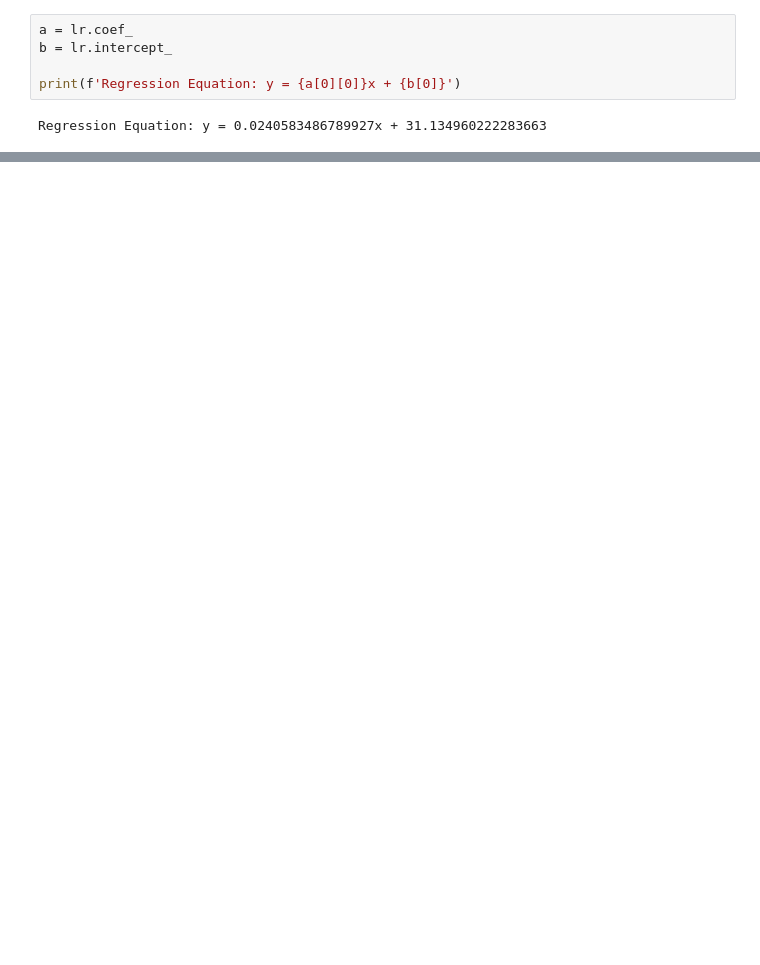
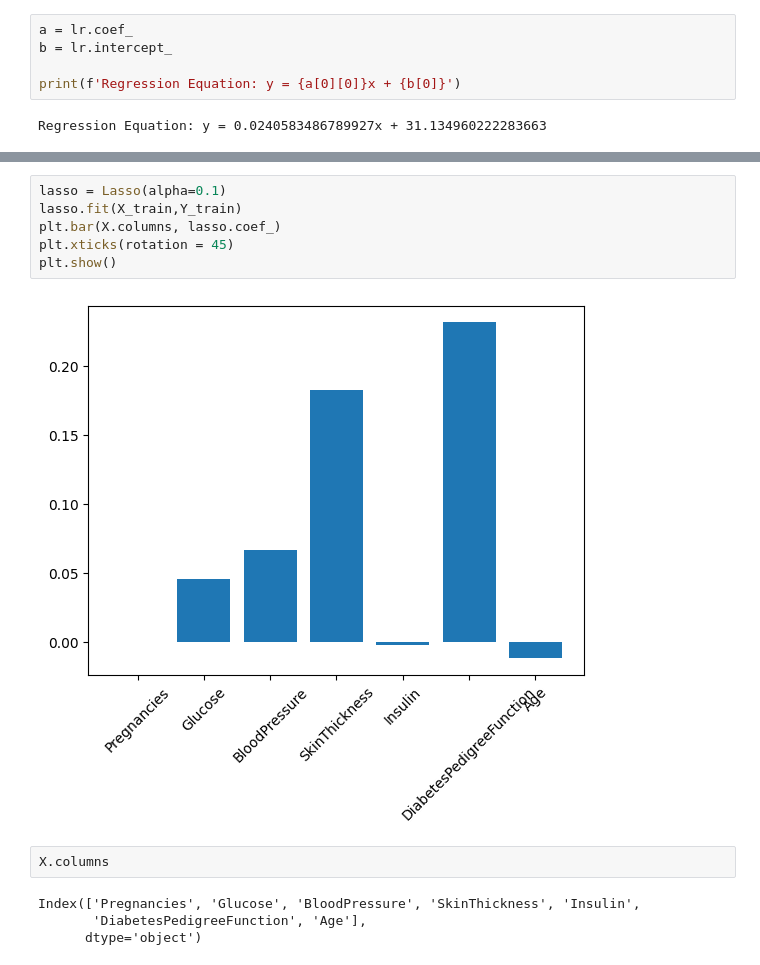
Before and after one commit to saagar-rana/Machinelearn, a Jupyter notebook: Linear.ipynb, the cells around one changed output, grey strips where cells are left out. Cells and saved outputs as stored; diff of their text form; blank space fills up the shorter version.

```diff
--- a/Linear.ipynb
+++ b/Linear.ipynb
@@ -61,0 +126,14 @@ Regression Equation: y = 0.0240583486789927x + 31.134960222283663
+# %%
+lasso = Lasso(alpha=0.1)
+lasso.fit(X_train,Y_train)
+plt.bar(X.columns, lasso.coef_)
+plt.xticks(rotation = 45)
+plt.show()
+# %% [output]
+[figure, added]
+# %%
+X.columns
+# %% [output]
+Index(['Pregnancies', 'Glucose', 'BloodPressure', 'SkinThickness', 'Insulin',
+       'DiabetesPedigreeFunction', 'Age'],
+      dtype='object')
```
Also changed, not shown: parts of 9 cells of this notebook, 1 other file.
